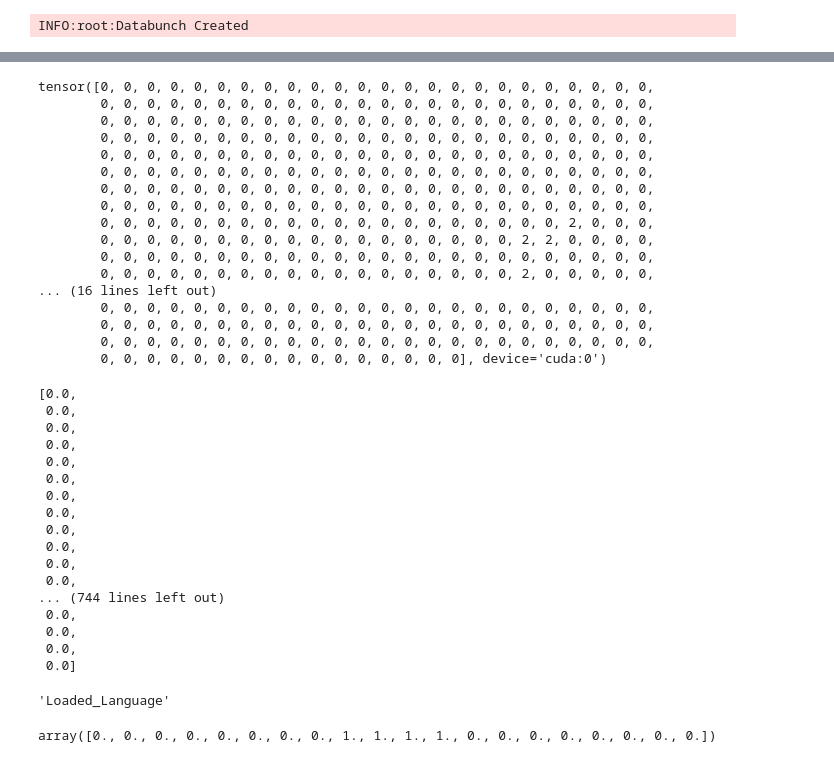
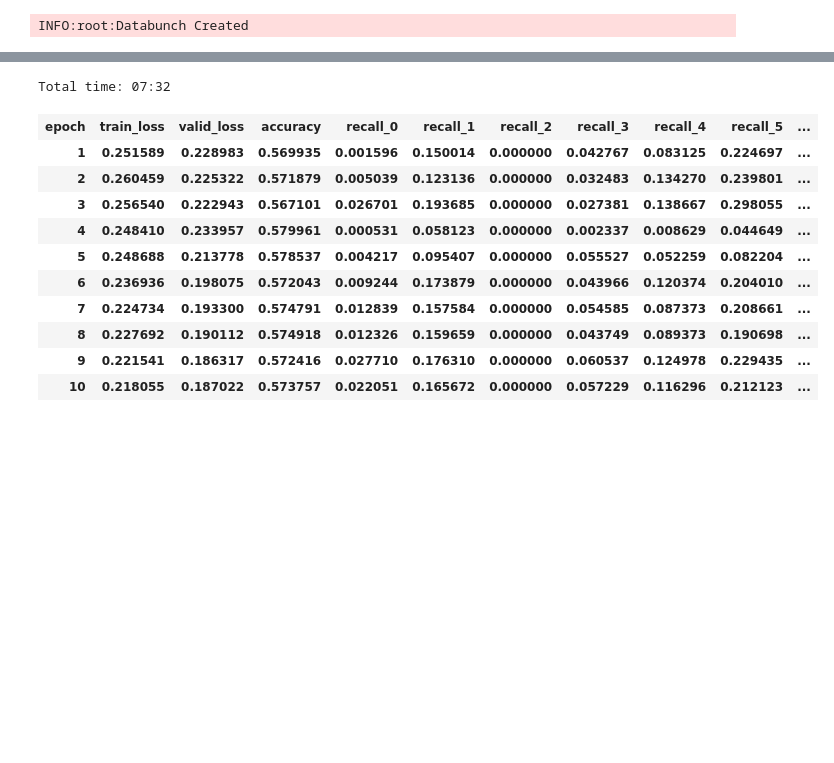
Before and after one commit to mboyanov/propaganda-deteciton, a Jupyter notebook: Train.ipynb, the cells around one changed output, grey strips where cells are left out. Cells and saved outputs as stored; diff of their text form; code cells hidden in the pictures; blank space fills up the shorter version.

```diff
--- a/Train.ipynb
+++ b/Train.ipynb
@@ -133,54 +145,21 @@ Total time: 07:28
+# %%
+learner.fit_one_cycle(10, slice(1e-2))
+# %% [output]
+Total time: 07:32
+| epoch | train_loss | valid_loss | accuracy | recall_0 | recall_1 | recall_2 | recall_3 | recall_4 | recall_5 | ... |
+| 1 | 0.251589 | 0.228983 | 0.569935 | 0.001596 | 0.150014 | 0.000000 | 0.042767 | 0.083125 | 0.224697 | ... |
+| 2 | 0.260459 | 0.225322 | 0.571879 | 0.005039 | 0.123136 | 0.000000 | 0.032483 | 0.134270 | 0.239801 | ... |
+| 3 | 0.256540 | 0.222943 | 0.567101 | 0.026701 | 0.193685 | 0.000000 | 0.027381 | 0.138667 | 0.298055 | ... |
+| 4 | 0.248410 | 0.233957 | 0.579961 | 0.000531 | 0.058123 | 0.000000 | 0.002337 | 0.008629 | 0.044649 | ... |
+| 5 | 0.248688 | 0.213778 | 0.578537 | 0.004217 | 0.095407 | 0.000000 | 0.055527 | 0.052259 | 0.082204 | ... |
+| 6 | 0.236936 | 0.198075 | 0.572043 | 0.009244 | 0.173879 | 0.000000 | 0.043966 | 0.120374 | 0.204010 | ... |
+| 7 | 0.224734 | 0.193300 | 0.574791 | 0.012839 | 0.157584 | 0.000000 | 0.054585 | 0.087373 | 0.208661 | ... |
+| 8 | 0.227692 | 0.190112 | 0.574918 | 0.012326 | 0.159659 | 0.000000 | 0.043749 | 0.089373 | 0.190698 | ... |
+| 9 | 0.221541 | 0.186317 | 0.572416 | 0.027710 | 0.176310 | 0.000000 | 0.060537 | 0.124978 | 0.229435 | ... |
+| 10 | 0.218055 | 0.187022 | 0.573757 | 0.022051 | 0.165672 | 0.000000 | 0.057229 | 0.116296 | 0.212123 | ... |
 # %%
 def pred(ds, idx):
     model.eval()
     preds = model(torch.LongTensor(ds[idx][0]).unsqueeze(0).cuda())[0][0]
     labels = preds.argmax(-1)
     return preds, labels
-# %%
-preds, labels = pred(6)
-display(labels[:, 8])
-train.labels_npy[6][:, 8].tolist()
-# %% [output]
-tensor([0, 0, 0, 0, 0, 0, 0, 0, 0, 0, 0, 0, 0, 0, 0, 0, 0, 0, 0, 0, 0, 0, 0, 0,
-        0, 0, 0, 0, 0, 0, 0, 0, 0, 0, 0, 0, 0, 0, 0, 0, 0, 0, 0, 0, 0, 0, 0, 0,
-        0, 0, 0, 0, 0, 0, 0, 0, 0, 0, 0, 0, 0, 0, 0, 0, 0, 0, 0, 0, 0, 0, 0, 0,
-        0, 0, 0, 0, 0, 0, 0, 0, 0, 0, 0, 0, 0, 0, 0, 0, 0, 0, 0, 0, 0, 0, 0, 0,
-        0, 0, 0, 0, 0, 0, 0, 0, 0, 0, 0, 0, 0, 0, 0, 0, 0, 0, 0, 0, 0, 0, 0, 0,
-        0, 0, 0, 0, 0, 0, 0, 0, 0, 0, 0, 0, 0, 0, 0, 0, 0, 0, 0, 0, 0, 0, 0, 0,
-        0, 0, 0, 0, 0, 0, 0, 0, 0, 0, 0, 0, 0, 0, 0, 0, 0, 0, 0, 0, 0, 0, 0, 0,
-        0, 0, 0, 0, 0, 0, 0, 0, 0, 0, 0, 0, 0, 0, 0, 0, 0, 0, 0, 0, 0, 0, 0, 0,
-        0, 0, 0, 0, 0, 0, 0, 0, 0, 0, 0, 0, 0, 0, 0, 0, 0, 0, 0, 0, 2, 0, 0, 0,
-        0, 0, 0, 0, 0, 0, 0, 0, 0, 0, 0, 0, 0, 0, 0, 0, 0, 0, 2, 2, 0, 0, 0, 0,
-        0, 0, 0, 0, 0, 0, 0, 0, 0, 0, 0, 0, 0, 0, 0, 0, 0, 0, 0, 0, 0, 0, 0, 0,
-        0, 0, 0, 0, 0, 0, 0, 0, 0, 0, 0, 0, 0, 0, 0, 0, 0, 0, 2, 0, 0, 0, 0, 0,
-... (16 lines left out)
-        0, 0, 0, 0, 0, 0, 0, 0, 0, 0, 0, 0, 0, 0, 0, 0, 0, 0, 0, 0, 0, 0, 0, 0,
-        0, 0, 0, 0, 0, 0, 0, 0, 0, 0, 0, 0, 0, 0, 0, 0, 0, 0, 0, 0, 0, 0, 0, 0,
-        0, 0, 0, 0, 0, 0, 0, 0, 0, 0, 0, 0, 0, 0, 0, 0, 0, 0, 0, 0, 0, 0, 0, 0,
-        0, 0, 0, 0, 0, 0, 0, 0, 0, 0, 0, 0, 0, 0, 0, 0], device='cuda:0')
-[0.0,
- 0.0,
- 0.0,
- 0.0,
- 0.0,
- 0.0,
- 0.0,
- 0.0,
- 0.0,
- 0.0,
- 0.0,
- 0.0,
-... (744 lines left out)
- 0.0,
- 0.0,
- 0.0,
- 0.0]
-# %%
-PROPAGANDA_TYPES[8]
-# %% [output]
-'Loaded_Language'
-# %%
-train.tokens[56][330:350]
-train.labels_npy[56][330:350,8]
-# %% [output]
-array([0., 0., 0., 0., 0., 0., 0., 0., 1., 1., 1., 1., 0., 0., 0., 0., 0., 0., 0., 0.])
```
Also changed, not shown: parts of 18 cells of this notebook, 3 other files.
